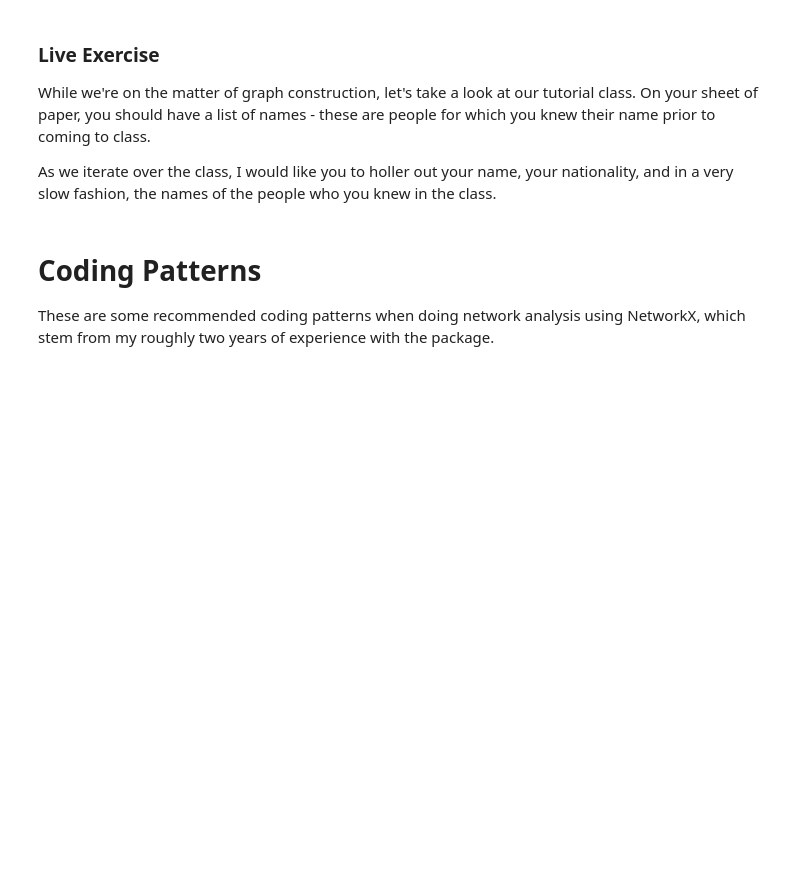
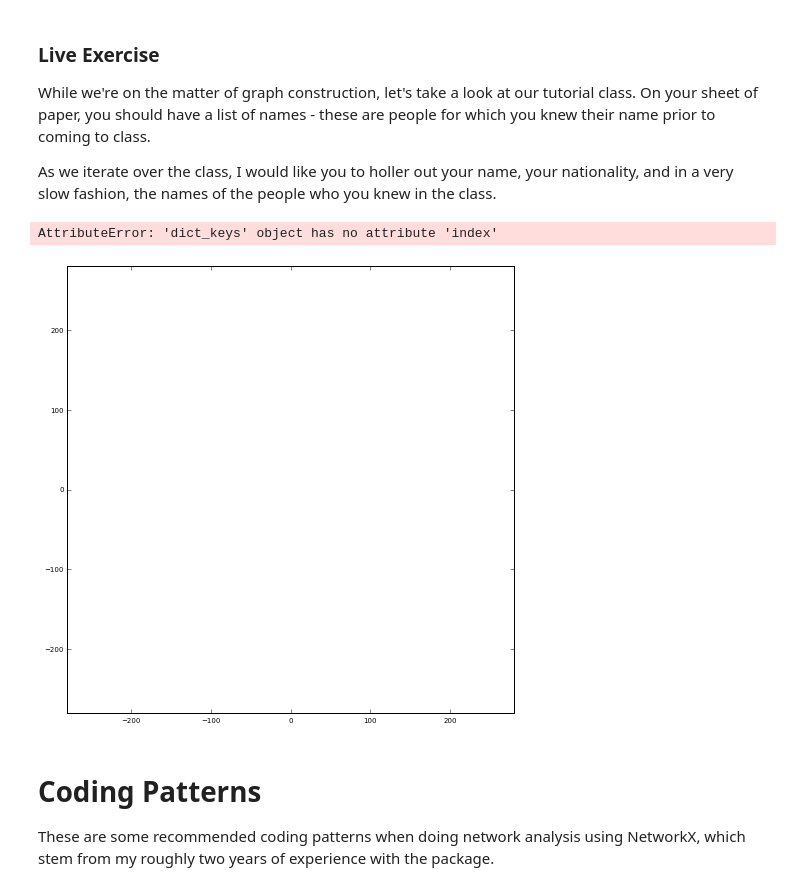
Before and after one commit to ericmjl/Network-Analysis-Made-Simple, a Jupyter notebook: 2. Network(X) Basics (Instructor).ipynb, the cells around one changed output. Cells and saved outputs as stored; diff of their text form; code cells hidden in the pictures; blank space fills up the shorter version.

Commit message:
Added random graphs from class participants

```diff
--- a/2. Network(X) Basics (Instructor).ipynb
+++ b/2. Network(X) Basics (Instructor).ipynb
@@ -192,33 +275,30 @@ As we iterate over the class, I would like you to holler out your name, your nat
 # %%
-ptG = nx.DiGraph() #ptG stands for PyCon Tutorial Graph.
-
-# Add in nodes and edges
-ptG.add_node('', nationality='') # (my own TextExpander shortcut is ;addnode)
-ptG.add_edge('', '') # (my own TextExpander shortcut is ;addedge)
-
 # We are now going to draw the network using a hive plot, grouping the nodes by the top two nationality groups, and 'others'
 # for the third group.
 
 nodes = dict()
-nodes['group1'] = [] #list comprehension here
-nodes['group2'] = [] #list comprehension here
-nodes['group3'] = [] #list comprehension here
+nodes['Canada'] = [n for n, d in ptG.nodes(data=True) if d['nationality'] == 'Canada'] #list comprehension here
+nodes['US'] = [n for n, d in ptG.nodes(data=True) if d['nationality'] == 'US'] #list comprehension here
+nodes['Other'] = [n for n, d in ptG.nodes(data=True) if d['nationality'] == 'Other'] #list comprehension here
 
 edges = dict()
-edges['group1'] = [] #list comprehension here
+edges['group1'] = [(n1, n2, d) for n1, n2, d in ptG.edges(data=True)] #list comprehension here
 
 nodes_cmap = dict()
-nodes_cmap['group1'] = 'blue'
-nodes_cmap['group2'] = 'green'
-nodes_cmap['group3'] = 'black'
+nodes_cmap['Canada'] = 'blue'
+nodes_cmap['US'] = 'green'
+nodes_cmap['Other'] = 'black'
 
 edges_cmap = dict()
-edges_['group1'] = 'black'
+edges_cmap['group1'] = 'black'
 
 from hiveplot import HivePlot
 h = HivePlot(nodes, edges, nodes_cmap, edges_cmap)
-# h.set_minor_angle(np.pi / 32) #optional
+h.set_minor_angle(np.pi / 32) #optional
 h.draw()
+# %% [output]
+AttributeError: 'dict_keys' object has no attribute 'index'
+[figure, added]
 # %% [markdown]
 # Coding Patterns
 
```
Also changed, not shown: parts of 12 cells of this notebook, 10 other files.
